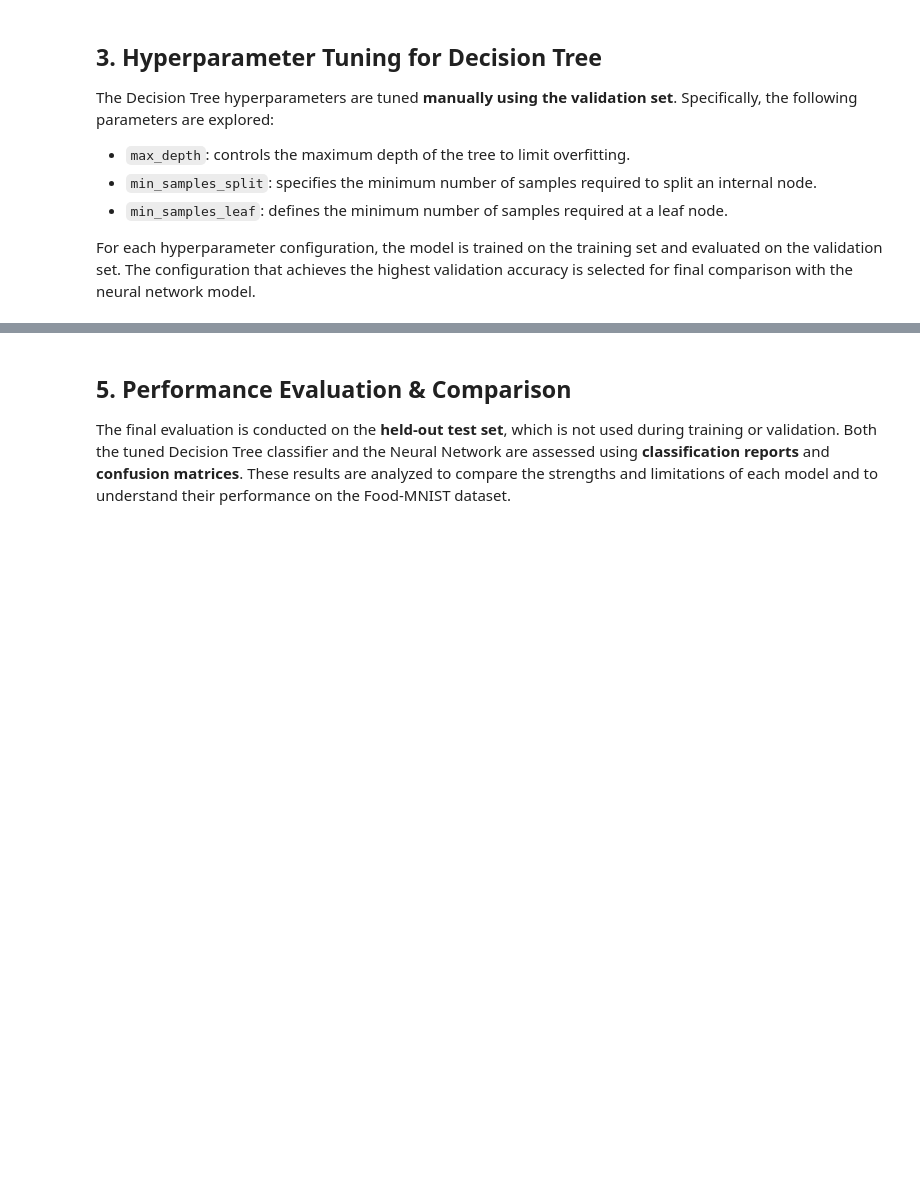
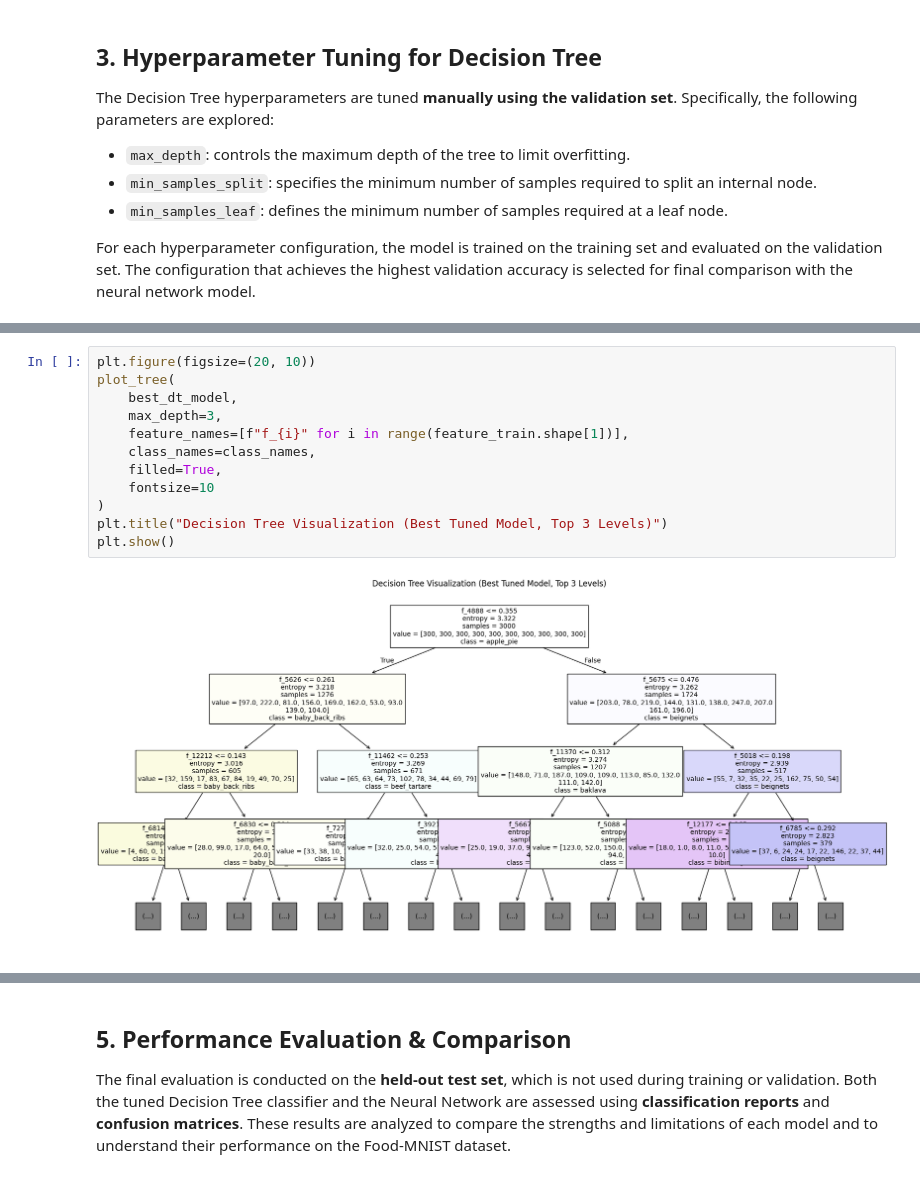
Before and after one commit to jiu45/MNIST-Classification, a Jupyter notebook: Food_MNIST.ipynb, the cells around one changed output, grey strips where cells are left out. Saved outputs shown, nothing was run; the diff lists cells and outputs as text; blank space fills up the shorter version.

```diff
--- a/Food_MNIST.ipynb
+++ b/Food_MNIST.ipynb
@@ -237,3 +242,17 @@ Best Validation Accuracy: 0.1733
+# %%
+plt.figure(figsize=(20, 10))
+plot_tree(
+    best_dt_model,
+    max_depth=3,
+    feature_names=[f"f_{i}" for i in range(feature_train.shape[1])],
+    class_names=class_names,
+    filled=True,
+    fontsize=10
+)
+plt.title("Decision Tree Visualization (Best Tuned Model, Top 3 Levels)")
+plt.show()
+# %% [output]
+[figure, added]
 # %% [markdown]
 ## 4. Building the Neural Network Classifier
 
```
Also changed, not shown: parts of 4 cells of this notebook.
